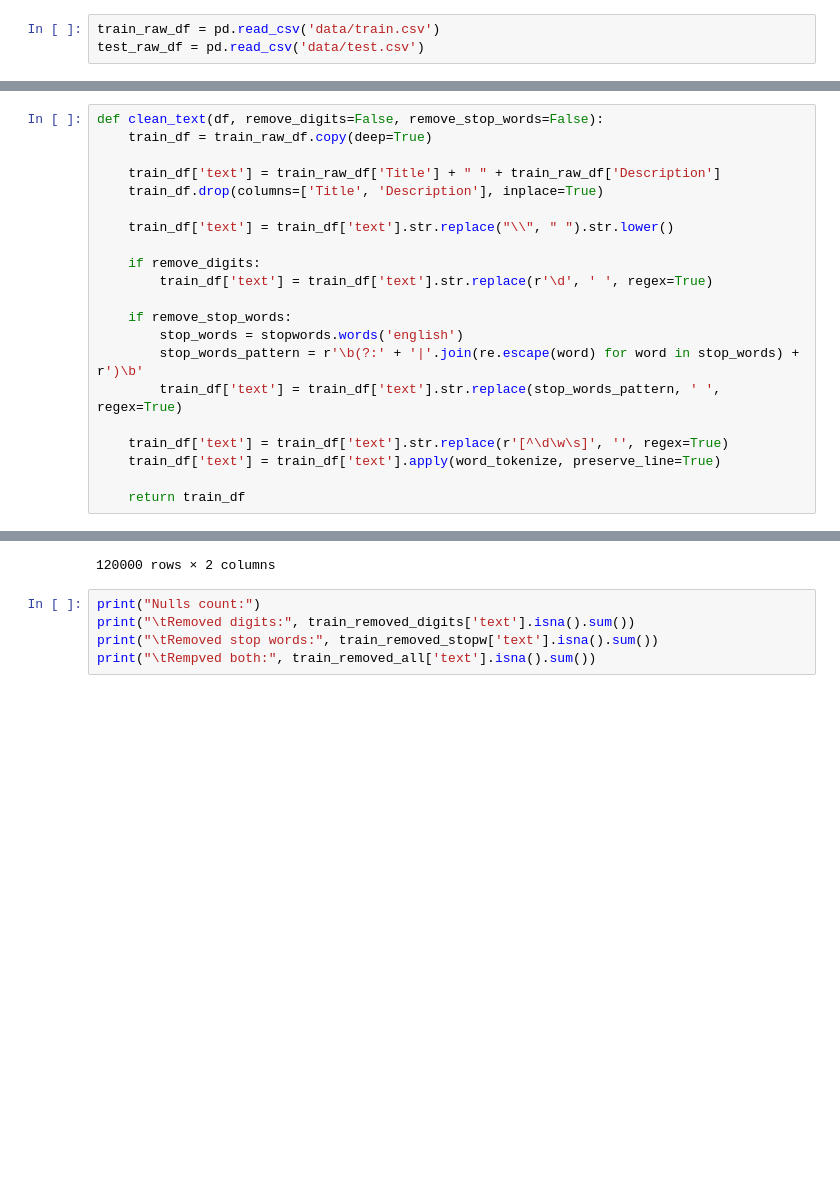
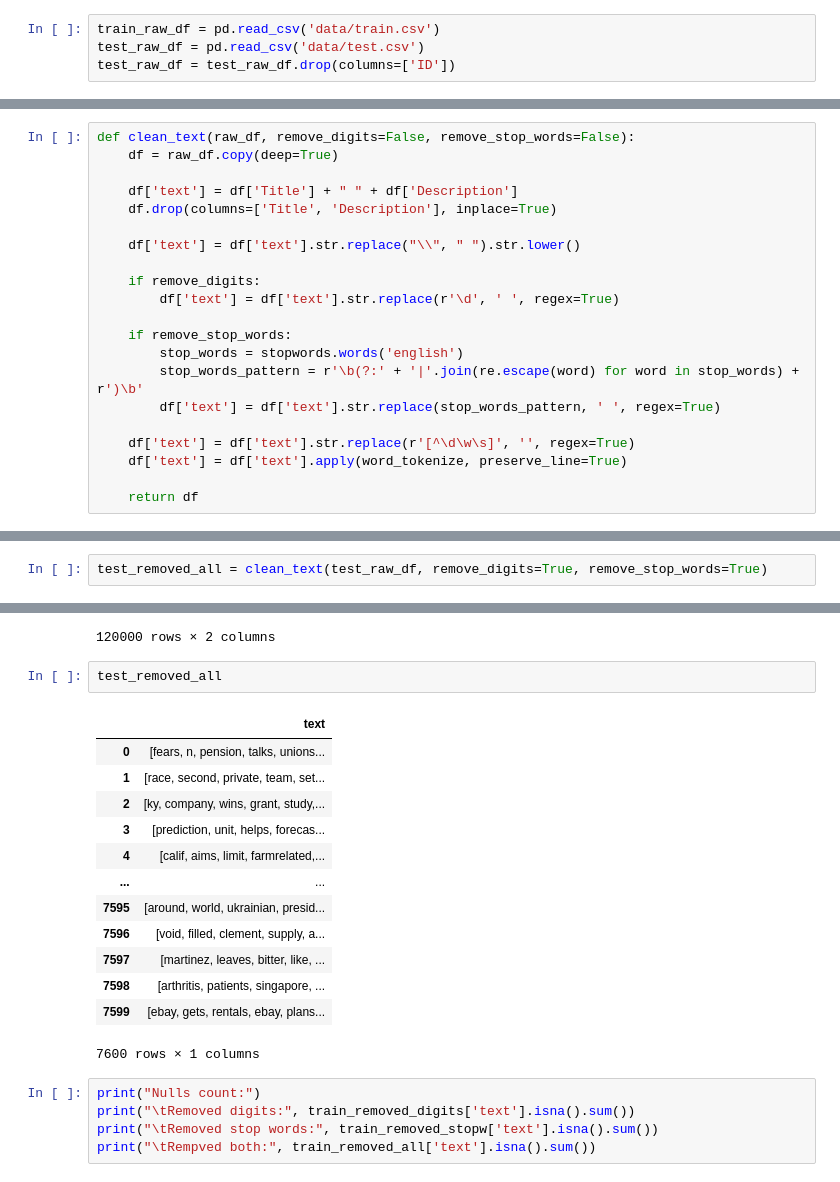
Before and after one commit to a13xbb/ml-labs-mag, a Jupyter notebook: lab2/logreg.ipynb, the cells around one changed output, grey strips where cells are left out. Cells and saved outputs as stored; diff of their text form; blank space fills up the shorter version.

Commit message:
logreg+tfidf and mlp+word2vec working

```diff
--- a/lab2/lab_2.ipynb
+++ b/lab2/logreg.ipynb
@@ -36,6 +32,7 @@ pd.set_option('max_colwidth', 0)
 # %%
 train_raw_df = pd.read_csv('data/train.csv')
 test_raw_df = pd.read_csv('data/test.csv')
+test_raw_df = test_raw_df.drop(columns=['ID'])
 # %%
 train_raw_df
 # %% [output]
@@ -73,30 +70,32 @@ Title          0
 Description    0
 dtype: int64
 # %%
-def clean_text(df, remove_digits=False, remove_stop_words=False):
-    train_df = train_raw_df.copy(deep=True)
+def clean_text(raw_df, remove_digits=False, remove_stop_words=False):
+    df = raw_df.copy(deep=True)
 
-    train_df['text'] = train_raw_df['Title'] + " " + train_raw_df['Description']
-    train_df.drop(columns=['Title', 'Description'], inplace=True)
+    df['text'] = df['Title'] + " " + df['Description']
+    df.drop(columns=['Title', 'Description'], inplace=True)
 
-    train_df['text'] = train_df['text'].str.replace("\\", " ").str.lower()
+    df['text'] = df['text'].str.replace("\\", " ").str.lower()
 
     if remove_digits:
-        train_df['text'] = train_df['text'].str.replace(r'\d', ' ', regex=True)
+        df['text'] = df['text'].str.replace(r'\d', ' ', regex=True)
 
     if remove_stop_words:
         stop_words = stopwords.words('english')
         stop_words_pattern = r'\b(?:' + '|'.join(re.escape(word) for word in stop_words) + r')\b'
-        train_df['text'] = train_df['text'].str.replace(stop_words_pattern, ' ', regex=True)
+        df['text'] = df['text'].str.replace(stop_words_pattern, ' ', regex=True)
 
-    train_df['text'] = train_df['text'].str.replace(r'[^\d\w\s]', '', regex=True)
-    train_df['text'] = train_df['text'].apply(word_tokenize, preserve_line=True)
+    df['text'] = df['text'].str.replace(r'[^\d\w\s]', '', regex=True)
+    df['text'] = df['text'].apply(word_tokenize, preserve_line=True)
 
-    return train_df
+    return df
 # %%
 train_removed_digits = clean_text(train_raw_df, remove_digits=True)
 train_removed_stopw = clean_text(train_raw_df, remove_stop_words=True)
 train_removed_all = clean_text(train_raw_df, remove_digits=True, remove_stop_words=True)
+# %%
+test_removed_all = clean_text(test_raw_df, remove_digits=True, remove_stop_words=True)
 # %%
 train_removed_all
 # %% [output]
@@ -113,6 +112,22 @@ train_removed_all
 | 119998 | 2 | [today, nfl, games, pittsburgh, n... |
 | 119999 | 2 | [nets, get, carter, raptors, indi... |
 120000 rows × 2 columns
+# %%
+test_removed_all
+# %% [output]
+|  | text |
+| 0 | [fears, n, pension, talks, unions... |
+| 1 | [race, second, private, team, set... |
+| 2 | [ky, company, wins, grant, study,... |
+| 3 | [prediction, unit, helps, forecas... |
+| 4 | [calif, aims, limit, farmrelated,... |
+| ... | ... |
+| 7595 | [around, world, ukrainian, presid... |
+| 7596 | [void, filled, clement, supply, a... |
+| 7597 | [martinez, leaves, bitter, like, ... |
+| 7598 | [arthritis, patients, singapore, ... |
+| 7599 | [ebay, gets, rentals, ebay, plans... |
+7600 rows × 1 columns
 # %%
 print("Nulls count:")
 print("\tRemoved digits:", train_removed_digits['text'].isna().sum())
```
Also changed, not shown: parts of 18 cells of this notebook, 2 other files.
